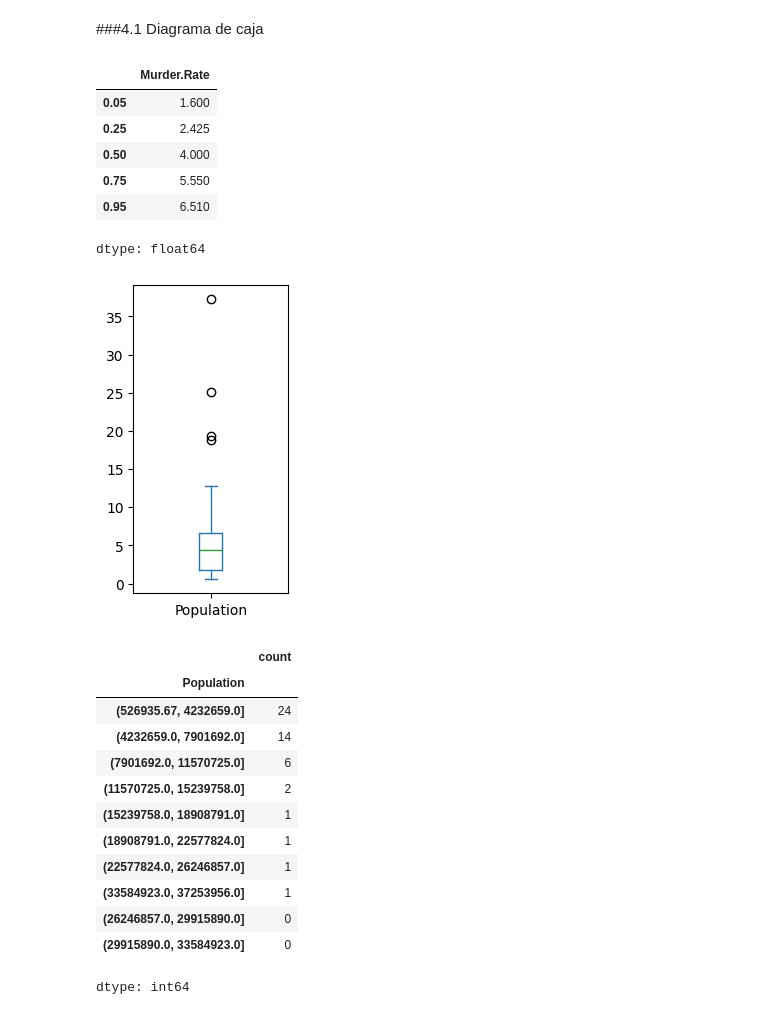
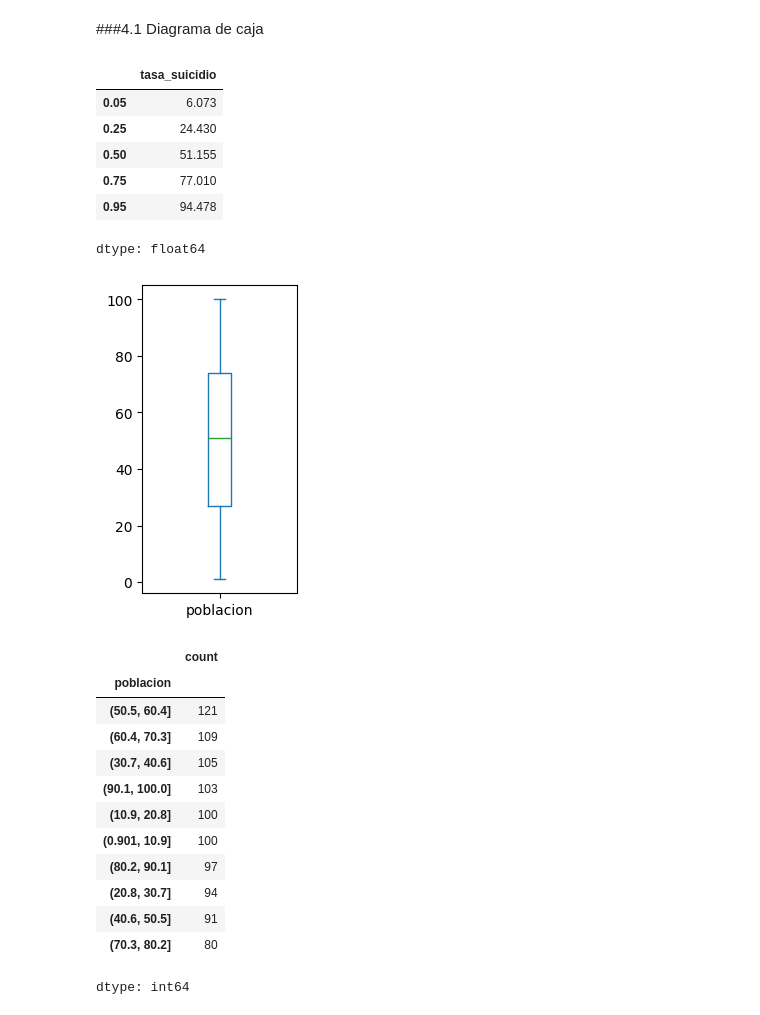
Before and after one commit to SantiagoArce7/CIENCIA_DATOS_2025, a Jupyter notebook: Clase_4_Medidad_de_tendencia_central_Variabilidad.ipynb, the cells around one changed output. Drawn from its saved outputs; the diff is of its cells as text; code cells hidden in the pictures.

```diff
--- a/Clase_4_Medidad_de_tendencia_central_Variabilidad.ipynb
+++ b/Clase_4_Medidad_de_tendencia_central_Variabilidad.ipynb
@@ -51,4 +91,4 @@ import wquantiles
 # %%
-data=pd.read_csv('/content/drive/MyDrive/state.csv')
+data=pd.read_csv('/content/drive/MyDrive/MOCK_DATA.csv')
 data.head()
 # %% [output]
@@ -60,0 +101,3 @@ data.head()
+# %%
+data=data.rename(columns={"country":"pais","year":"año","gender":"genero","age_group":"grupo_edad","suicide_rate":"tasa_suicidio","population":"poblacion","gdp_per_capita":"pib_per_capita","unemployment_rate":"tasa_desempleo","mental_health_services_access":"salud_mental_acceso_servicios","risk_factors":"factores_riesgo"})
+data
@@ -144,38 +178,38 @@ df
 # %% [markdown]
 ###4.1 Diagrama de caja
 # %%
-data["Murder.Rate"].quantile([0.05,0.25,0.5,0.75,0.95])
+data["tasa_suicidio"].quantile([0.05,0.25,0.5,0.75,0.95])
 # %% [output]
-|  | Murder.Rate |
-| 0.05 | 1.600 |
-| 0.25 | 2.425 |
-| 0.50 | 4.000 |
-| 0.75 | 5.550 |
-| 0.95 | 6.510 |
+|  | tasa_suicidio |
+| 0.05 | 6.073 |
+| 0.25 | 24.430 |
+| 0.50 | 51.155 |
+| 0.75 | 77.010 |
+| 0.95 | 94.478 |
 dtype: float64
 # %%
 #gRAFIACA DE DIAGRAMA DE CAJA
-ax=(data.Population/1000000).plot.box(figsize=(2,4))
+ax=(data.poblacion).plot.box(figsize=(2,4))
 ax.set_label("Población en millones")
-#Ofrecer una explicación de los que estoy haciendo y hacerlo con murder rate
+##Explicación: de toda la poblacion la media de la tasa de suicidios en los paises, en los distintos años, generos y otros factores de del 50%
 # %% [output]
-[figure, old version]
+[figure, new version]
 # %%
 #Calculando talba de francuencia e histograma
-binnedPopulation=pd.cut(data["Population"],10)
-binnedPopulation.value_counts()
+binnedpoblacion=pd.cut(data["poblacion"],10)
+binnedpoblacion.value_counts()
 # %% [output]
 |  | count |
-| Population |  |
-| (526935.67, 4232659.0] | 24 |
-| (4232659.0, 7901692.0] | 14 |
-| (7901692.0, 11570725.0] | 6 |
-| (11570725.0, 15239758.0] | 2 |
-| (15239758.0, 18908791.0] | 1 |
-| (18908791.0, 22577824.0] | 1 |
-| (22577824.0, 26246857.0] | 1 |
-| (33584923.0, 37253956.0] | 1 |
-| (26246857.0, 29915890.0] | 0 |
-| (29915890.0, 33584923.0] | 0 |
+| poblacion |  |
+| (50.5, 60.4] | 121 |
+| (60.4, 70.3] | 109 |
+| (30.7, 40.6] | 105 |
+| (90.1, 100.0] | 103 |
+| (10.9, 20.8] | 100 |
+| (0.901, 10.9] | 100 |
+| (80.2, 90.1] | 97 |
+| (20.8, 30.7] | 94 |
+| (40.6, 50.5] | 91 |
+| (70.3, 80.2] | 80 |
 dtype: int64
 # %%
```
Also changed, not shown: parts of 17 cells of this notebook.
